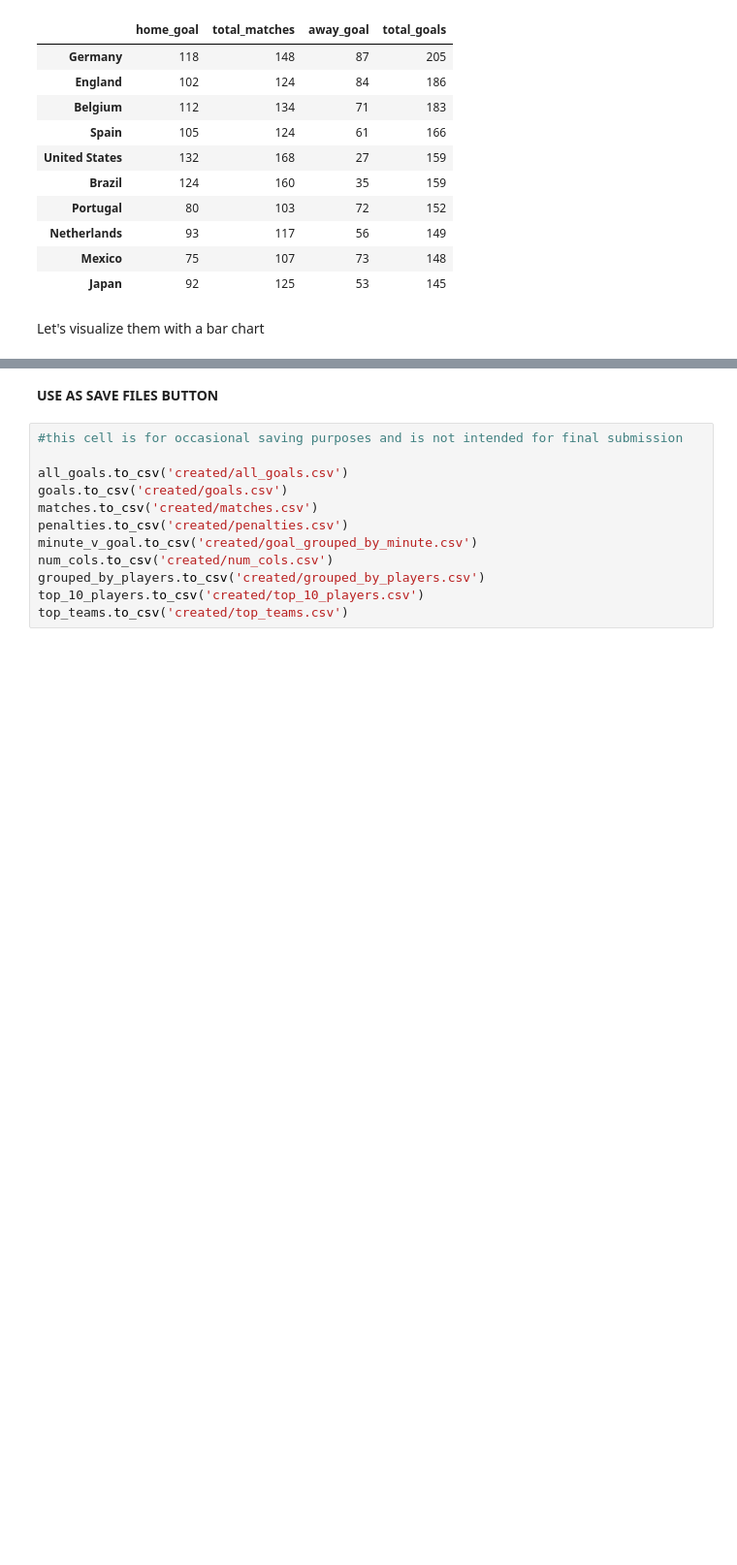
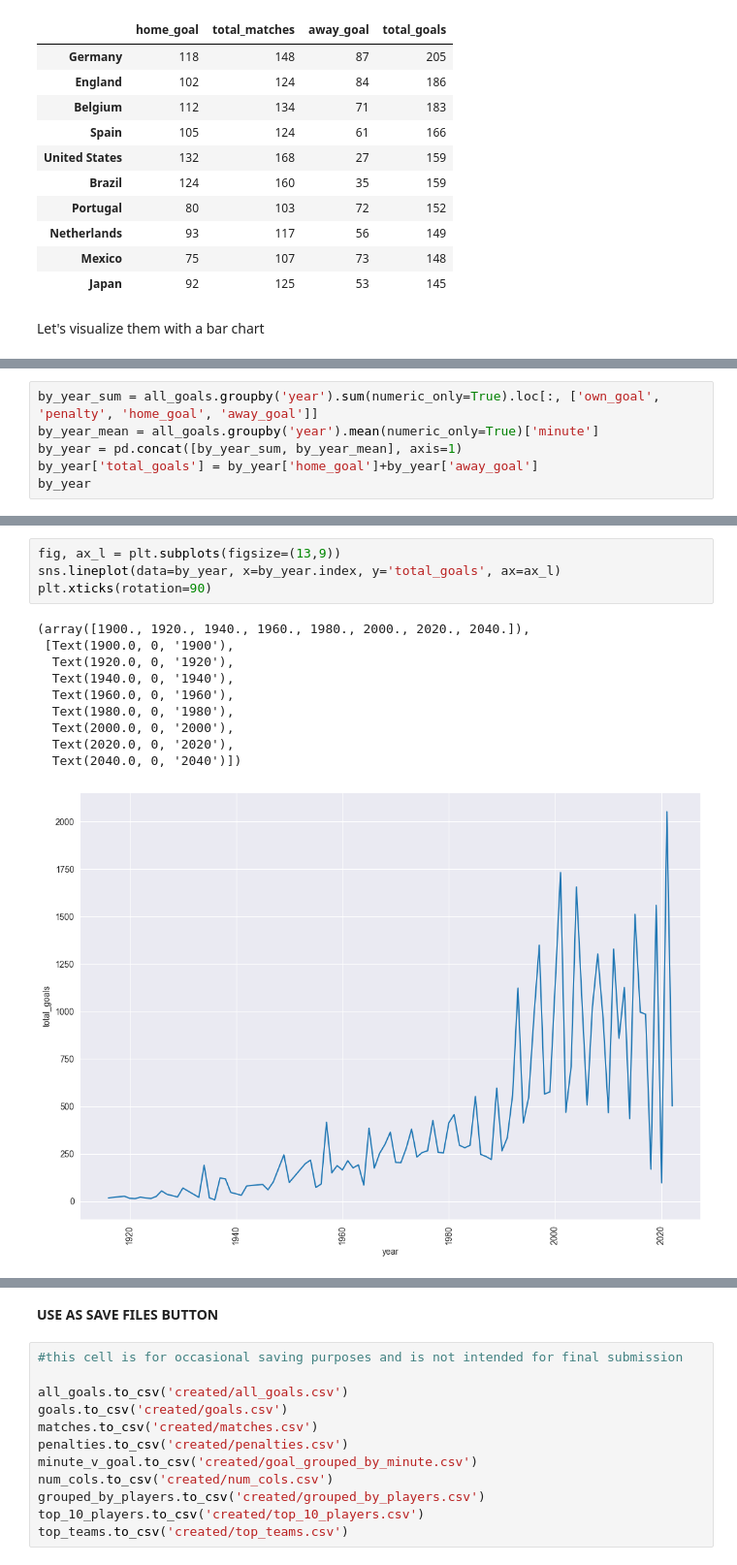
Before and after one commit to ryuukkk/football-data-analysis, a Jupyter notebook: DE_PROJECT.ipynb, the cells around one changed output, grey strips where cells are left out. Shown at 97% size. Cells and saved outputs as stored; diff of their text form; blank space fills up the shorter version.

```diff
--- a/DE_PROJECT.ipynb
+++ b/DE_PROJECT.ipynb
@@ -640,0 +630,6 @@ Length: 220, dtype: int64
+# %%
+by_year_sum = all_goals.groupby('year').sum(numeric_only=True).loc[:, ['own_goal', 'penalty', 'home_goal', 'away_goal']]
+by_year_mean = all_goals.groupby('year').mean(numeric_only=True)['minute']
+by_year = pd.concat([by_year_sum, by_year_mean], axis=1)
+by_year['total_goals'] = by_year['home_goal']+by_year['away_goal']
+by_year
@@ -640,0 +651,15 @@ Length: 220, dtype: int64
+# %%
+fig, ax_l = plt.subplots(figsize=(13,9))
+sns.lineplot(data=by_year, x=by_year.index, y='total_goals', ax=ax_l)
+plt.xticks(rotation=90)
+# %% [output]
+(array([1900., 1920., 1940., 1960., 1980., 2000., 2020., 2040.]),
+ [Text(1900.0, 0, '1900'),
+  Text(1920.0, 0, '1920'),
+  Text(1940.0, 0, '1940'),
+  Text(1960.0, 0, '1960'),
+  Text(1980.0, 0, '1980'),
+  Text(2000.0, 0, '2000'),
+  Text(2020.0, 0, '2020'),
+  Text(2040.0, 0, '2040')])
+[figure, added]
```
Also changed, not shown: parts of 6 cells of this notebook, 9 other files.
